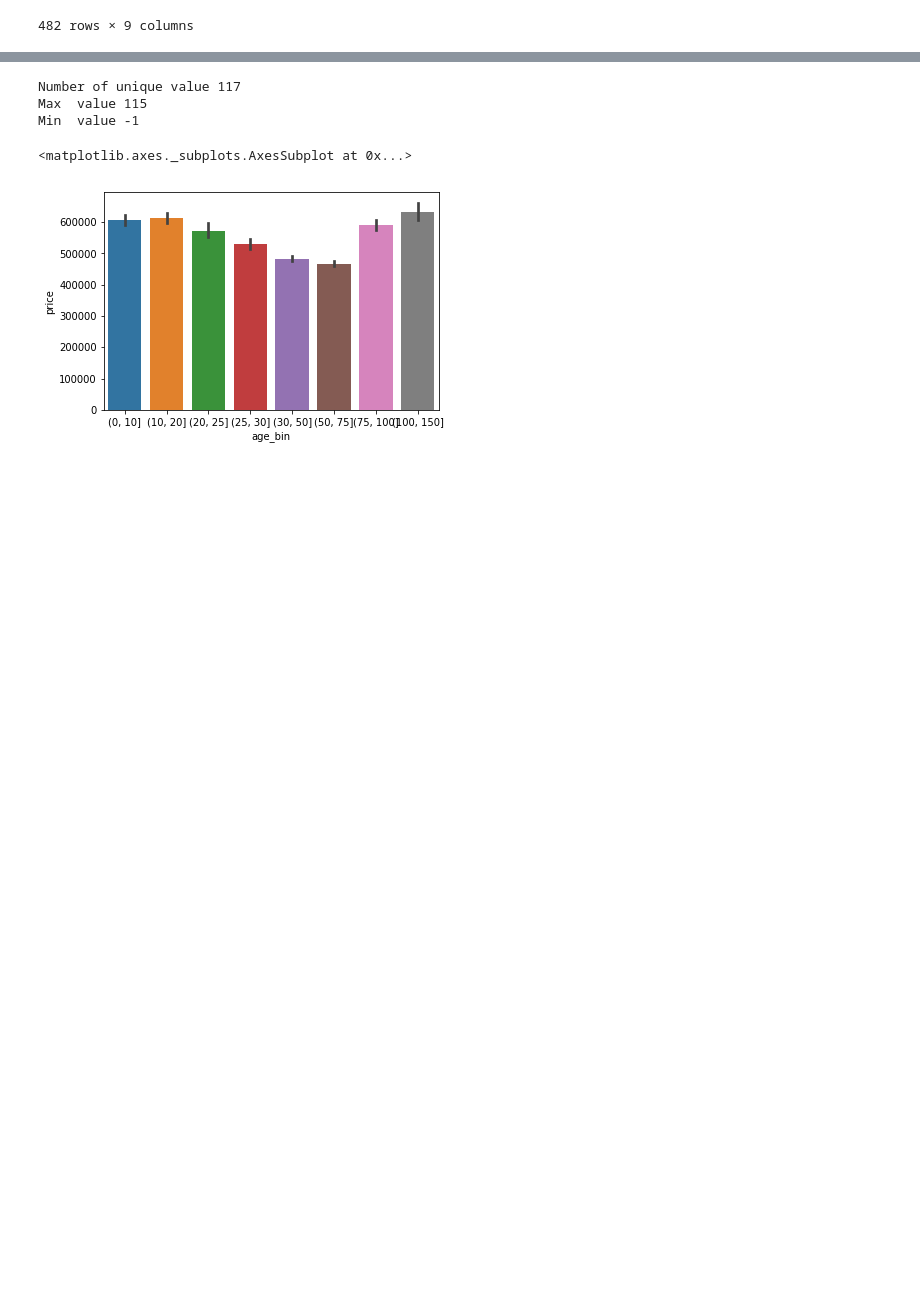
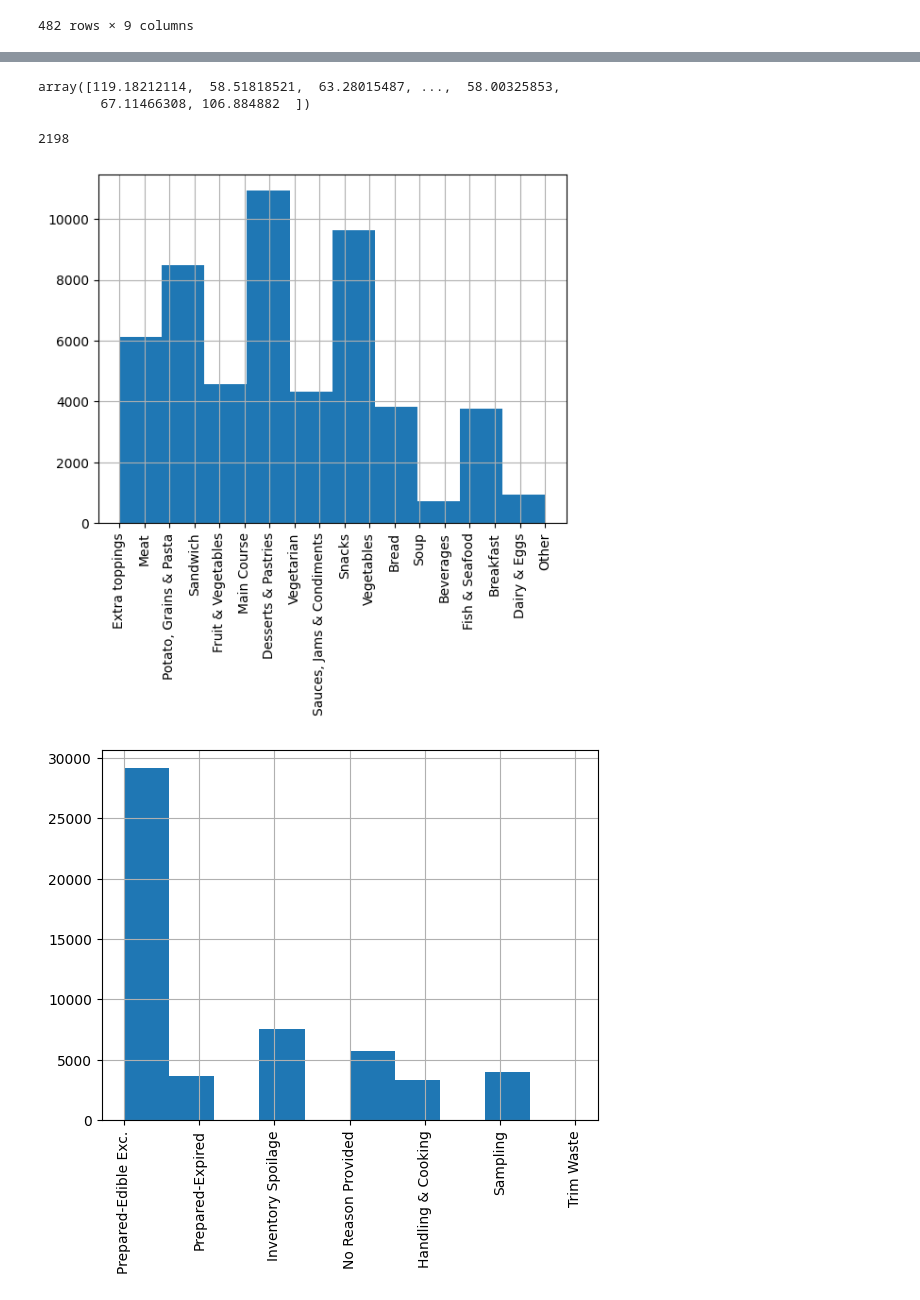
Before and after one commit to pcardenal5/DataFestImportBilly, a Jupyter notebook: scripts/EDA_waste.ipynb, the cells around one changed output, grey strips where cells are left out. Drawn from its saved outputs; the diff is of its cells as text; code cells hidden in the pictures; blank space fills up the shorter version.

```diff
--- a/scripts/EDA_waste.ipynb
+++ b/scripts/EDA_waste.ipynb
@@ -398,14 +160,0 @@ sn.barplot(x=dfCity.condition,y=dfCity.price)
-# %%
-print("Number of unique value",dfCity.age_sold.nunique())
-print("Max  value",dfCity.age_sold.max())
-print("Min  value",dfCity.age_sold.min())
-# %% [output]
-Number of unique value 117
-Max  value 115
-Min  value -1
-# %%
-dfCity['age_bin']=pd.cut(dfCity.age_sold,bins=[0,10,20,25,30,50,75,100,150])
-sn.barplot(x=dfCity.age_bin,y=dfCity.price)
-# %% [output]
-<matplotlib.axes._subplots.AxesSubplot at 0x...>
-[figure, removed]
@@ -411,0 +192,20 @@ sn.barplot(x=dfCity.age_bin,y=dfCity.price)
+# %%
+findoutliers(dfCity.waste)
+# %% [output]
+array([119.18212114,  58.51818521,  63.28015487, ...,  58.00325853,
+        67.11466308, 106.884882  ])
+# %%
+print(len(findoutliers(dfCity.waste))) #no of rows having outlier
+# %% [output]
+2198
+# %%
+cols=dfCity.select_dtypes(include=['category']).columns
+for i in cols:
+    # crear una nueva imagen
+    plt.figure()
+    # girar las etiquetas del eje x
+    plt.xticks(rotation=90)
+    dfCity[i].hist()
+# %% [output]
+[figure, added]
+[figure, added]
```
Also changed, not shown: parts of 42 cells of this notebook.
